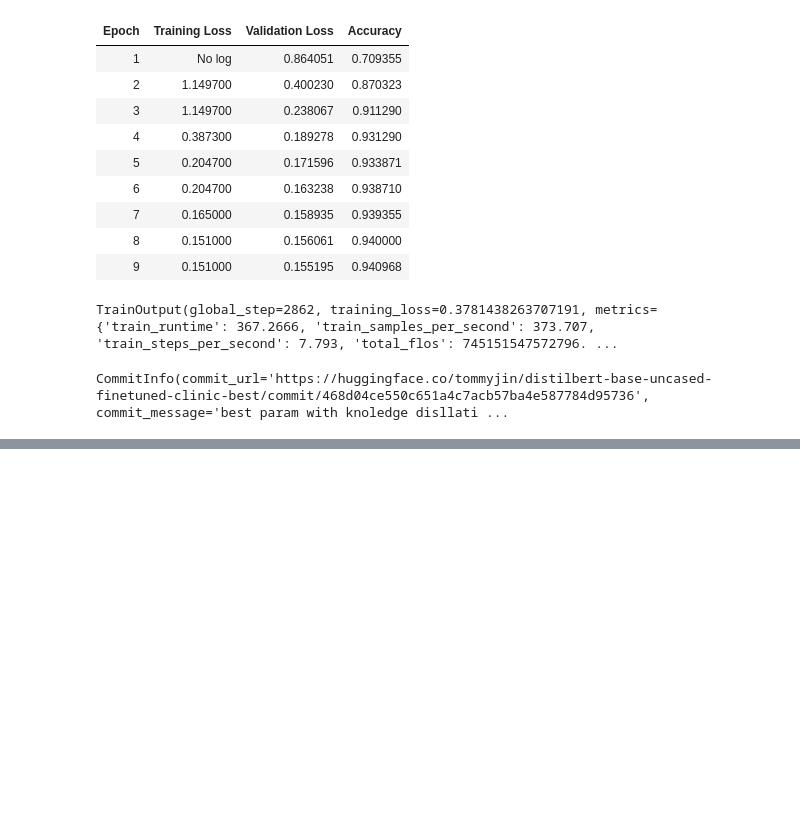
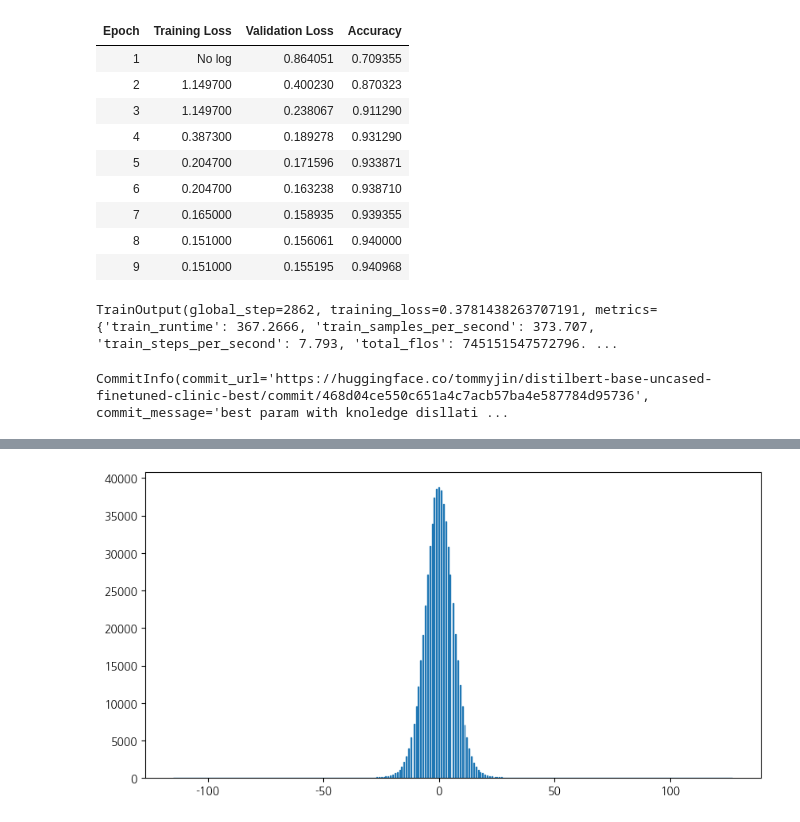
Before and after one commit to tommyjin2894/ai_study_transformer, a Jupyter notebook: 08_Efficient_ways.ipynb, the cells around one changed output, grey strips where cells are left out. Drawn from its saved outputs; the diff is of its cells as text; code cells hidden in the pictures; blank space fills up the shorter version.

```diff
--- a/08_Efficient_ways.ipynb
+++ b/08_Efficient_ways.ipynb
@@ -448,0 +506,14 @@ CommitInfo(commit_url='https://huggingface.co/tommyjin/distilbert-base-uncased-f
+# %%
+from torch import quantize_per_tensor
+
+quantized_weight = quantize_per_tensor(weights, scale, zero_point, torch.qint8)
+quantized_weight_repr = quantized_weight.int_repr() # 그래프에 그리기 위한 역 양자화 상위 매핑
+
+fig, ax = plt.subplots(figsize=(10,5))
+# 2. 양자화 된 어텐션 레이어 웨이트 분포 그래프
+plt.hist(quantized_weight_repr.flatten(),
+         bins=len(quantized_weight_repr.unique())*5,
+         edgecolor="C0")
+plt.show()
+# %% [output]
+[figure, added]
```
Also changed, not shown: parts of 24 cells of this notebook, 2 other files.
